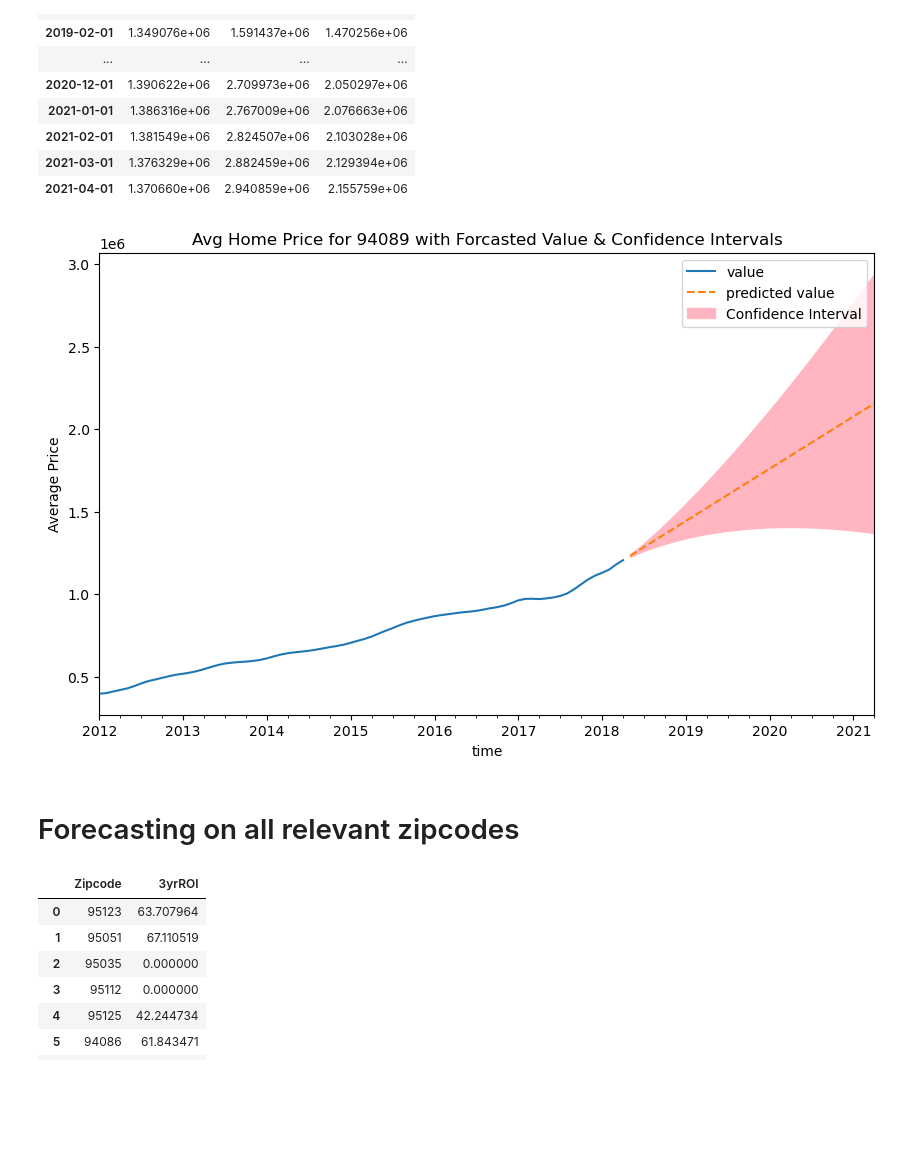
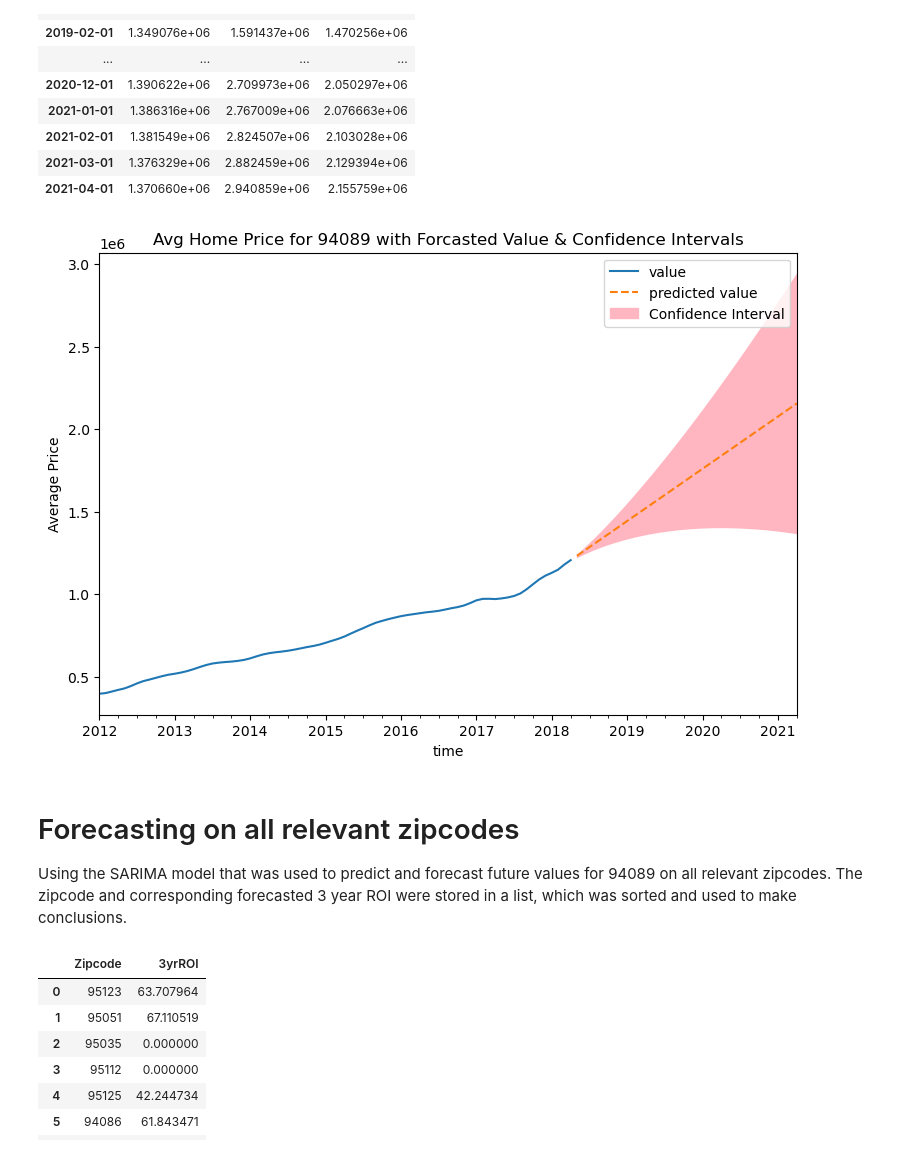
Before and after one commit to lalynjay/Time_series_analysis, a Jupyter notebook: Time_series_analysis.ipynb, the cells around one changed output. Drawn from its saved outputs; the diff is of its cells as text; code cells hidden in the pictures; blank space fills up the shorter version.

Commit message:
added images

```diff
--- a/Time_series_analysis.ipynb
+++ b/Time_series_analysis.ipynb
@@ -720,21 +715,23 @@ future_prediction
 # %%
 #Plotting the Forecast with confidence interval
 
-fig, ax = plt.subplots(figsize=(10,6))
+fig, ax = plt.subplots(figsize=(9,6))
 recent_94089.plot(ax=ax,label='Real Values')
 future_prediction['prediction'].plot(ax=ax,label='predicted value',ls='--')
 
 ax.fill_between(x= future_prediction.index, y1= future_prediction['lower'],
                 y2= future_prediction['upper'],color='lightpink',
                 label='Confidence Interval')
 ax.legend()
 plt.ylabel("Average Price")
 plt.title('Avg Home Price for 94089 with Forcasted Value & Confidence Intervals')
 plt.show()
 # %% [output]
-[figure, old version]
+[figure, new version]
-# %% [markdown]
-# Forecasting on all relevant zipcodes
+# %% [markdown]
+# Forecasting on all relevant zipcodes
+
+Using the SARIMA model that was used to predict and forecast future values for 94089 on all relevant zipcodes. The zipcode and corresponding forecasted 3 year ROI were stored in a list, which was sorted and used to make conclusions.
 # %%
 # list to store results
 results = []
```
Also changed, not shown: parts of 19 cells of this notebook, 10 other files.
